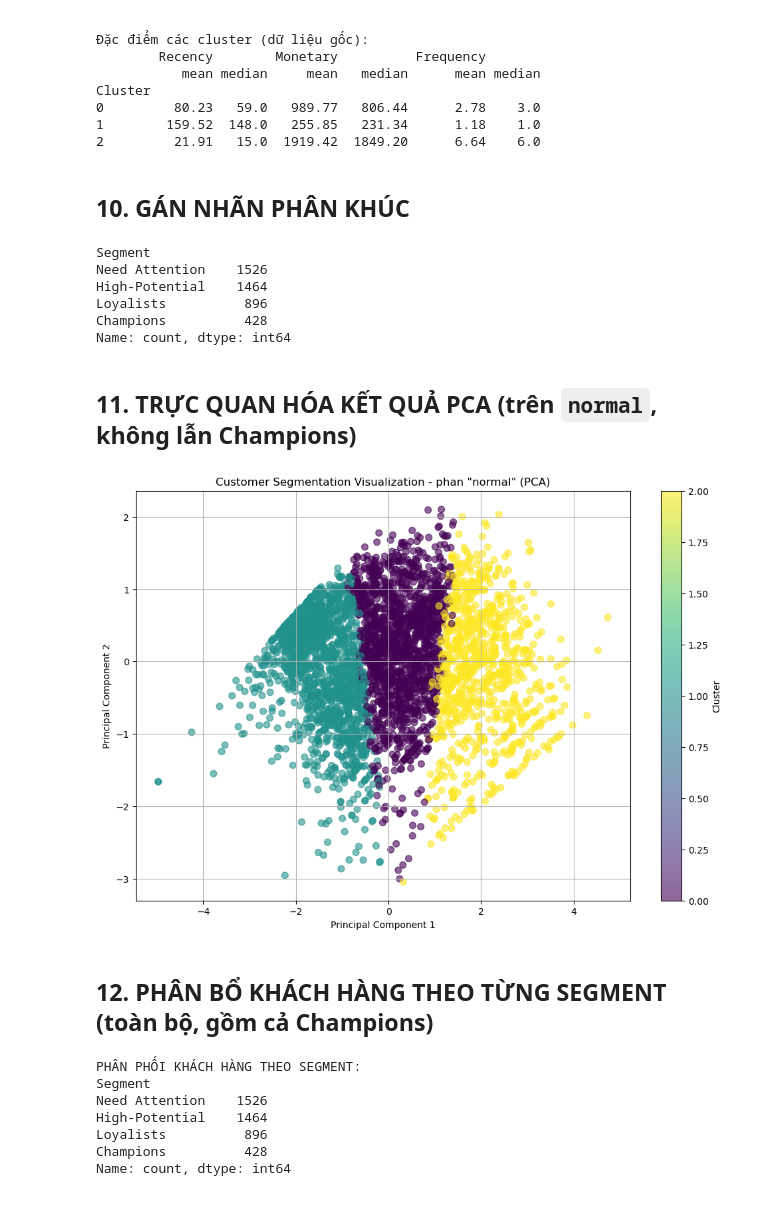
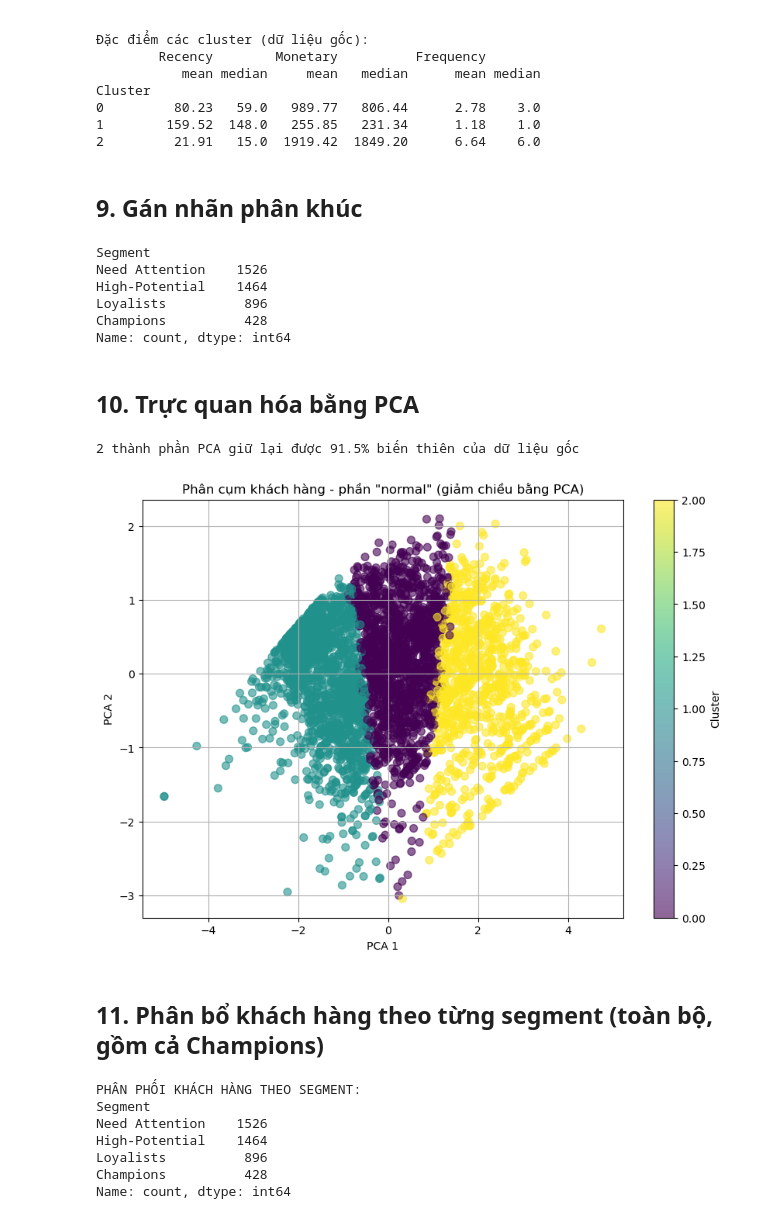
Before and after one commit to lynkvu2901/Customer-Life-Time-Value, a Jupyter notebook: notebooks/Phase_1_Clustering.ipynb, the cells around one changed output. Drawn from its saved outputs; the diff is of its cells as text; code cells hidden in the pictures.

```diff
--- a/notebooks/Phase_1_Clustering.ipynb
+++ b/notebooks/Phase_1_Clustering.ipynb
@@ -133,15 +134,16 @@ rfm_scaled = pd.DataFrame(
 # %%
 K_range = range(2, 11)
 wcss = []
-silhouette_scores = []
-davies_bouldin_scores = []
-calinski_harabasz_scores = []
 
 for k in K_range:
     kmeans_tmp = KMeans(n_clusters=k, random_state=42, n_init=10)
-    labels = kmeans_tmp.fit_predict(rfm_scaled)
+    kmeans_tmp.fit(rfm_scaled)
+    wcss.append(kmeans_tmp.inertia_)
 
-    wcss.append(kmeans_tmp.inertia_)
-    silhouette_scores.append(silhouette_score(rfm_scaled, labels))
-    davies_bouldin_scores.append(davies_bouldin_score(rfm_scaled, labels))
-    calinski_harabasz_scores.append(calinski_harabasz_score(rfm_scaled, labels))
+plt.figure(figsize=(8,5))
+plt.plot(K_range, wcss, marker='o')
+plt.title('Elbow Method (WCSS)')
+plt.xlabel('Số cụm K')
+plt.ylabel('WCSS')
+plt.grid(True)
+plt.show()
@@ -233,7 +185,7 @@ Cluster
 0         80.23   59.0   989.77   806.44      2.78    3.0
 1        159.52  148.0   255.85   231.34      1.18    1.0
 2         21.91   15.0  1919.42  1849.20      6.64    6.0
-# %% [markdown]
-## 10. GÁN NHÃN PHÂN KHÚC
+# %% [markdown]
+## 9. Gán nhãn phân khúc
 # %%
 def assign_segment(cluster_id):
@@ -259,33 +210,36 @@ High-Potential    1464
 Loyalists          896
 Champions          428
 Name: count, dtype: int64
-# %% [markdown]
-## 11. TRỰC QUAN HÓA KẾT QUẢ PCA (trên `normal`, không lẫn Champions)
+# %% [markdown]
+## 10. Trực quan hóa bằng PCA
 # %%
 pca = PCA(n_components=2)
 rfm_pca = pca.fit_transform(rfm_scaled[['Recency', 'Monetary', 'Frequency']])
 rfm_scaled['PCA1'] = rfm_pca[:, 0]
 rfm_scaled['PCA2'] = rfm_pca[:, 1]
 
-plt.figure(figsize=(12, 8))
+print(f"2 thành phần PCA giữ lại được {pca.explained_variance_ratio_.sum()*100:.1f}% biến thiên của dữ liệu gốc")
+
+plt.figure(figsize=(10, 7))
 scatter = plt.scatter(
     rfm_scaled['PCA1'],
     rfm_scaled['PCA2'],
     c=rfm_scaled['Cluster'],
     cmap='viridis',
     alpha=0.6,
     s=50
 )
-plt.title('Customer Segmentation Visualization - phan "normal" (PCA)')
-plt.xlabel('Principal Component 1')
-plt.ylabel('Principal Component 2')
+plt.title('Phân cụm khách hàng - phần "normal" (giảm chiều bằng PCA)')
+plt.xlabel('PCA 1')
+plt.ylabel('PCA 2')
 plt.colorbar(scatter, label='Cluster')
 plt.grid(True)
 plt.show()
 # %% [output]
+2 thành phần PCA giữ lại được 91.5% biến thiên của dữ liệu gốc
-[figure, old version]
+[figure, new version]
-# %% [markdown]
-## 12. PHÂN BỔ KHÁCH HÀNG THEO TỪNG SEGMENT (toàn bộ, gồm cả Champions)
+# %% [markdown]
+## 11. Phân bổ khách hàng theo từng segment (toàn bộ, gồm cả Champions)
 # %%
 segment_counts = customer['Segment'].value_counts()
 print("PHÂN PHỐI KHÁCH HÀNG THEO SEGMENT:")
```
Also changed, not shown: parts of 36 cells of this notebook, 6 other files.
